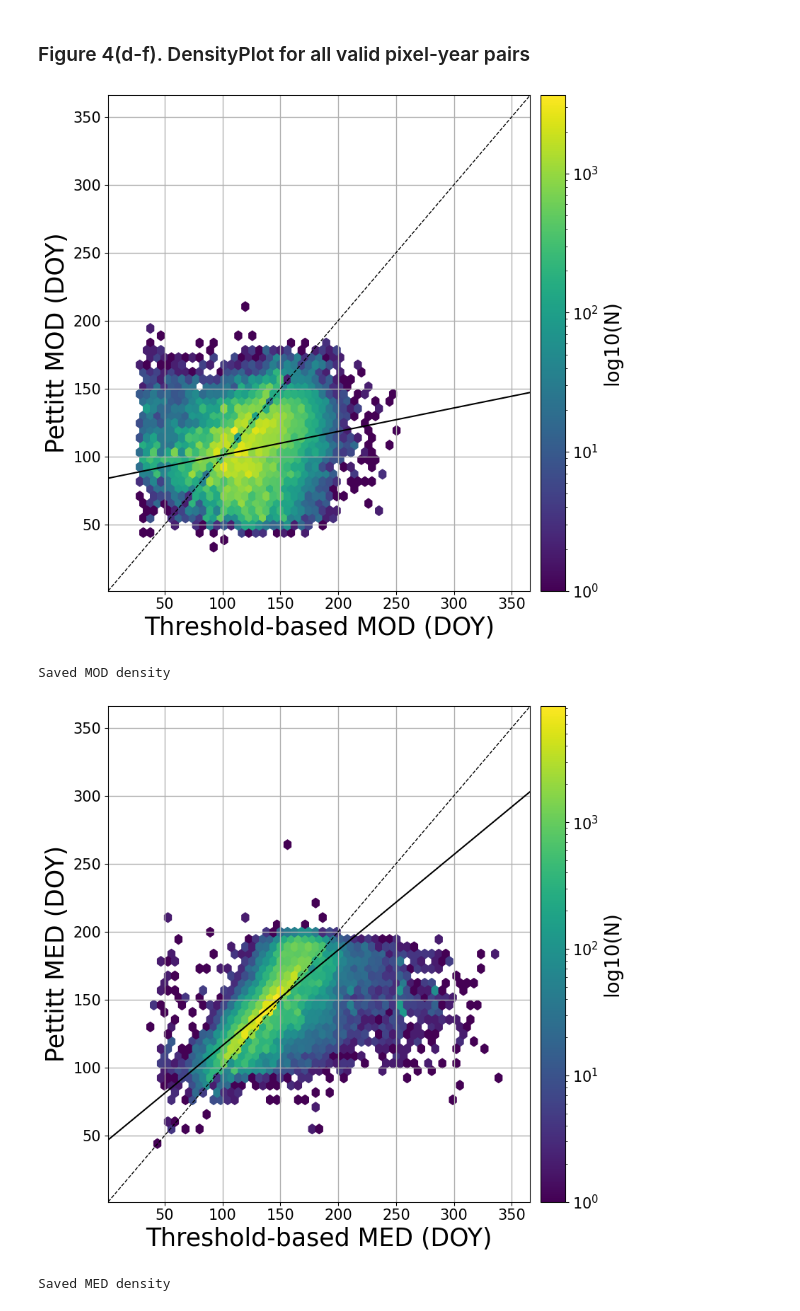
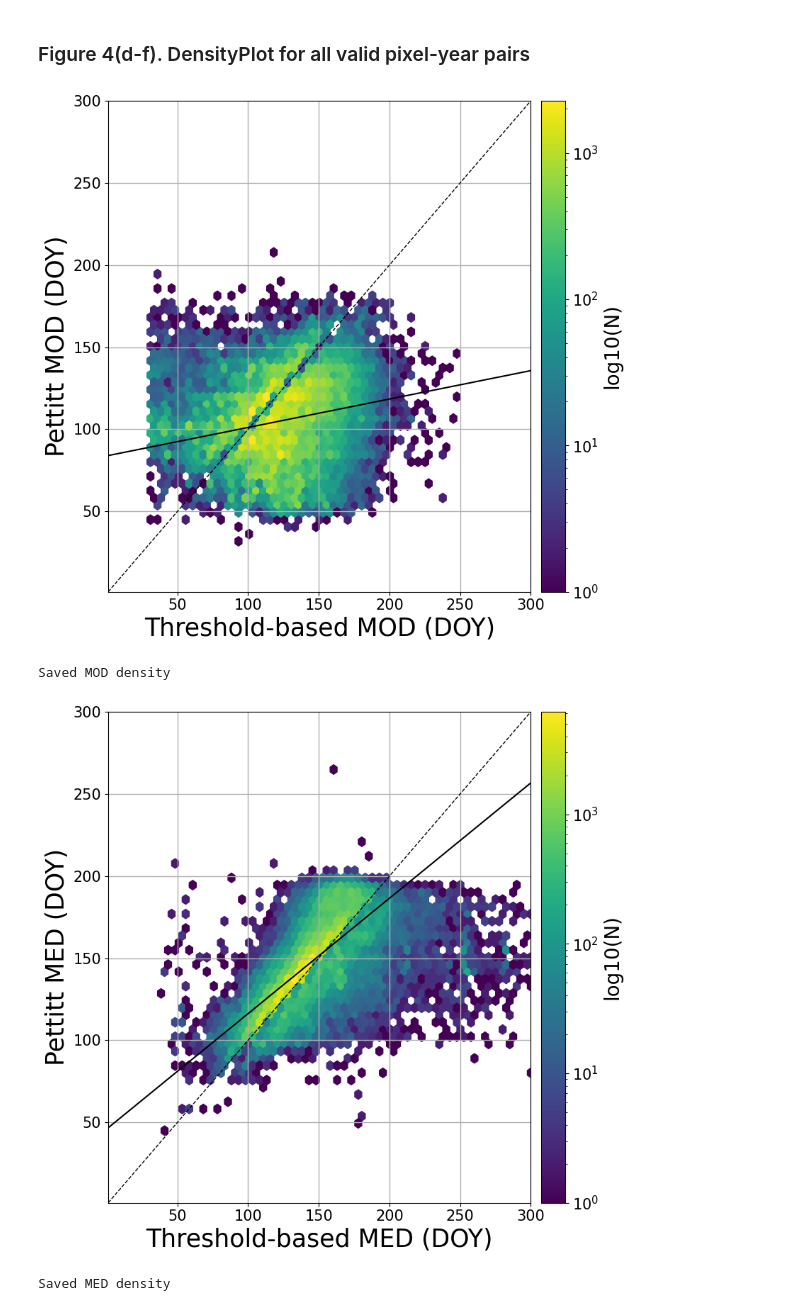
Before and after one commit to Nayoung1204/A-Long-term-Pan-Arctic-Snowmelt-Onset-and-End-Dates-Derived-from-Pettitt-test, a Jupyter notebook: Intercomparison/Figure3_Figure4_Table2_Intercomparison_DensityPlot.ipynb, the cells around one changed output. Cells and saved outputs as stored; diff of their text form; code cells hidden in the pictures.

```diff
--- a/Intercomparison/Figure3_Figure4_Table2_Intercomparison_DensityPlot.ipynb
+++ b/Intercomparison/Figure3_Figure4_Table2_Intercomparison_DensityPlot.ipynb
@@ -954,7 +954,7 @@ fig1, ax1 = plot_density_3d_vs_3d_clusters012(
     gridsize=60,
     cmap="viridis",
     bins="log",
-    extent=(1, 366, 1, 366),
+    extent=(1, 300, 1, 300),
     x_label="Threshold-based MOD (DOY)",
     y_label="Pettitt MOD (DOY)",
 )
@@ -975,39 +975,39 @@ fig2, ax2 = plot_density_3d_vs_3d_clusters012(
     gridsize=60,
     cmap="viridis",
     bins="log",
-    extent=(1, 366, 1, 366),
+    extent=(1, 300, 1, 300),
     x_label="Threshold-based MED (DOY)",
     y_label="Pettitt MED (DOY)",
 )
 
 fig2.savefig(
     os.path.join(out_dir, "Scatterplot_intercomparison_Wang_MED.png"),
     dpi=300, bbox_inches="tight", pad_inches=0.05
 )
 print("Saved MED density")
 
 
 # 3. Duration (Threshold vs Pettitt)
 fig3, ax3 = plot_density_3d_vs_3d_clusters012(
     Threshold_duration, Pettitt_duration, mask_case2_Threshold,
     TB_cluster,
     include_clusters=(0,1,2),
     min_n=1,
     gridsize=60,
     cmap="viridis",
     bins="log",
-    extent=(1, 366, 1, 366),
+    extent=(1, 300, 1, 300),
     x_label="Threshold-based melt duration (days)",
     y_label="Pettitt melt duration (days)",
 )
 
 fig3.savefig(
     os.path.join(out_dir, "Scatterplot_intercomparison_Wang_Duration.png"),
     dpi=300, bbox_inches="tight", pad_inches=0.05
 )
 print("Saved duration density")
 # %% [output]
-[figure, old version]
+[figure, new version]
 Saved MOD density
-[figure, old version]
+[figure, new version]
 Saved MED density
```
Also changed, not shown: parts of 2 cells of this notebook.
